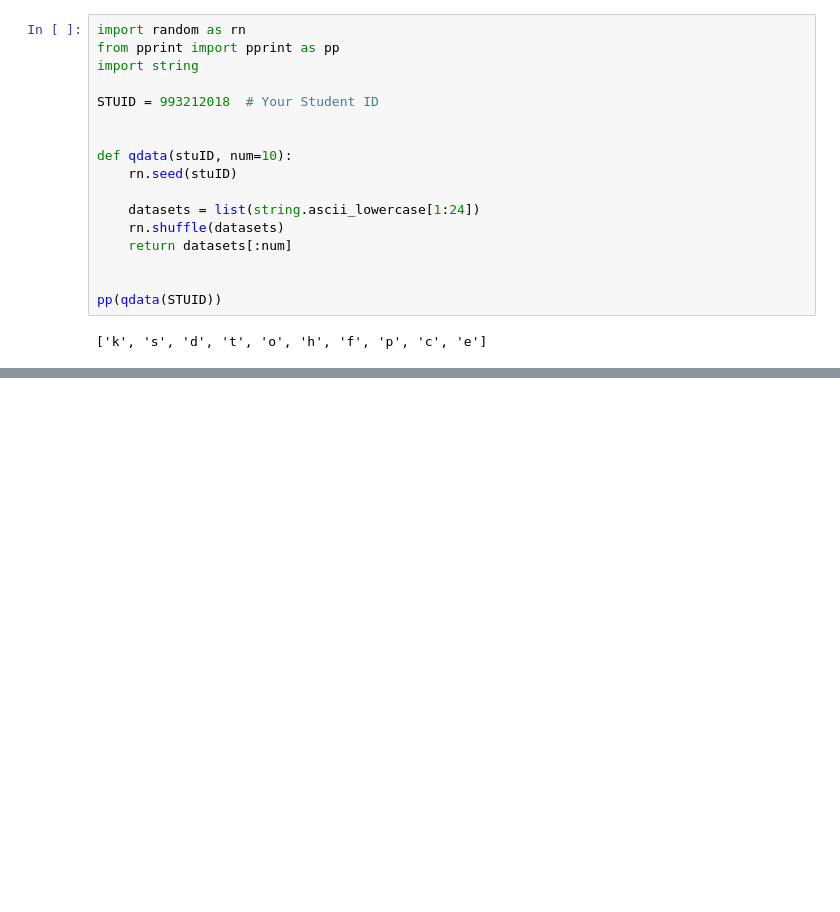
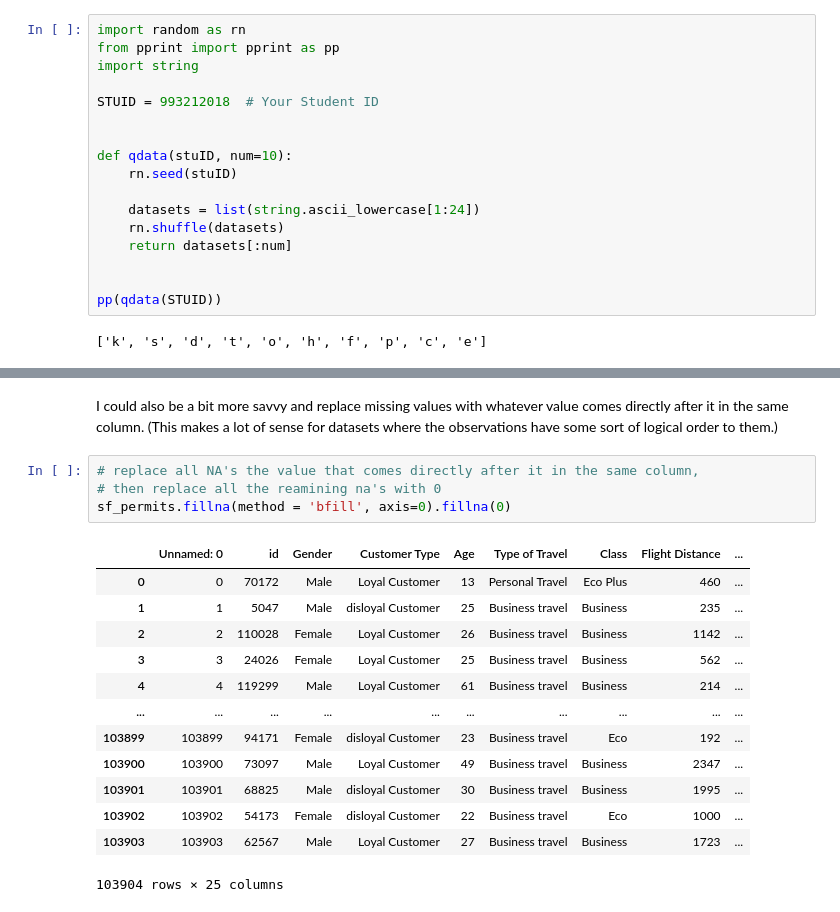
Before and after one commit to pariyajebreili/Flight-Satisfaction-Data-Analysis, a Jupyter notebook: project_student_data.ipynb, the cells around one changed output, grey strips where cells are left out. Saved outputs shown, nothing was run; the diff lists cells and outputs as text; blank space fills up the shorter version.

```diff
--- a/project_student_data.ipynb
+++ b/project_student_data.ipynb
@@ -19,0 +172,20 @@ pp(qdata(STUID))
+# %% [markdown]
+I could also be a bit more savvy and replace missing values with whatever value comes directly after it in the same column. (This makes a lot of sense for datasets where the observations have some sort of logical order to them.)
+# %%
+# replace all NA's the value that comes directly after it in the same column,
+# then replace all the reamining na's with 0
+sf_permits.fillna(method = 'bfill', axis=0).fillna(0)
+# %% [output]
+|  | Unnamed: 0 | id | Gender | Customer Type | Age | Type of Travel | Class | Flight Distance | ... |
+| 0 | 0 | 70172 | Male | Loyal Customer | 13 | Personal Travel | Eco Plus | 460 | ... |
+| 1 | 1 | 5047 | Male | disloyal Customer | 25 | Business travel | Business | 235 | ... |
+| 2 | 2 | 110028 | Female | Loyal Customer | 26 | Business travel | Business | 1142 | ... |
+| 3 | 3 | 24026 | Female | Loyal Customer | 25 | Business travel | Business | 562 | ... |
+| 4 | 4 | 119299 | Male | Loyal Customer | 61 | Business travel | Business | 214 | ... |
+| ... | ... | ... | ... | ... | ... | ... | ... | ... | ... |
+| 103899 | 103899 | 94171 | Female | disloyal Customer | 23 | Business travel | Eco | 192 | ... |
+| 103900 | 103900 | 73097 | Male | Loyal Customer | 49 | Business travel | Business | 2347 | ... |
+| 103901 | 103901 | 68825 | Male | disloyal Customer | 30 | Business travel | Business | 1995 | ... |
+| 103902 | 103902 | 54173 | Female | disloyal Customer | 22 | Business travel | Eco | 1000 | ... |
+| 103903 | 103903 | 62567 | Male | Loyal Customer | 27 | Business travel | Business | 1723 | ... |
+103904 rows × 25 columns
```
Also changed, not shown: parts of 16 cells of this notebook.
